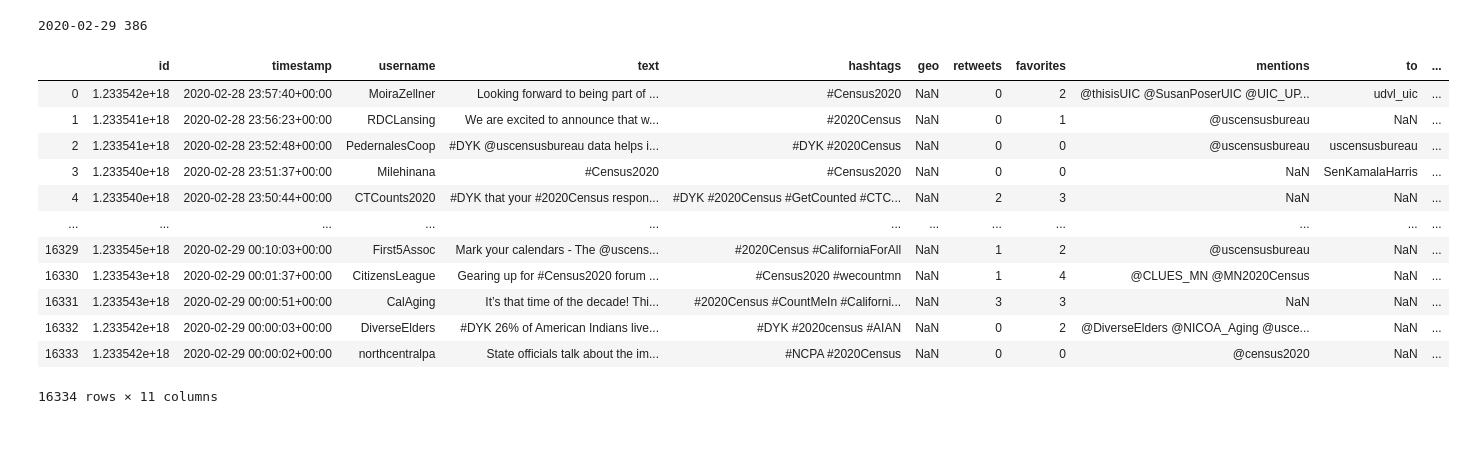
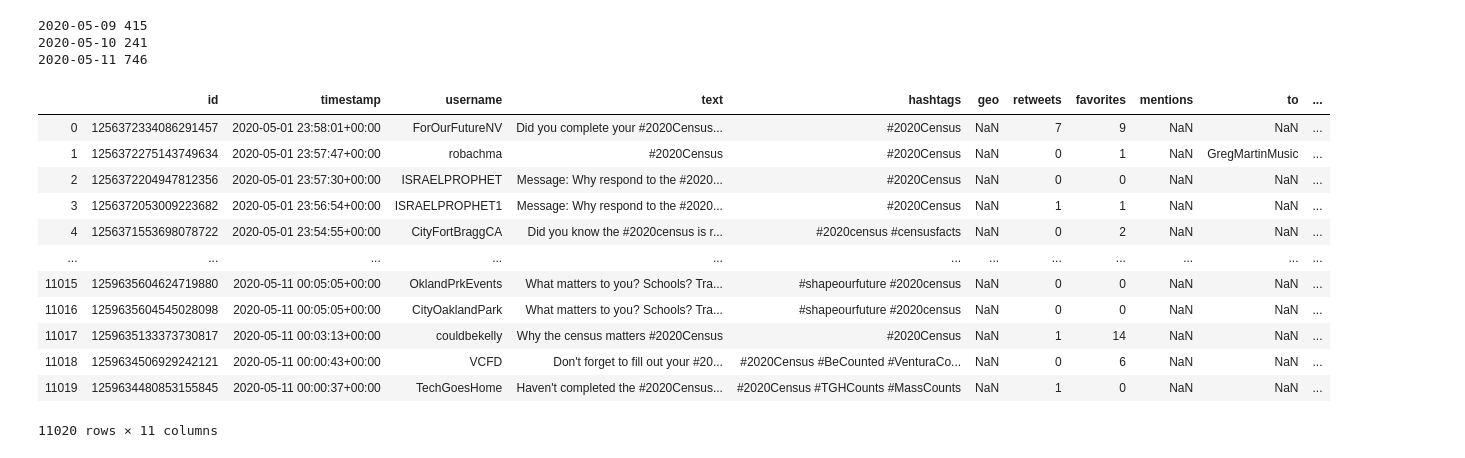
Before and after one commit to bwliv/NewsCounts-2020Census_tweets, a Jupyter notebook: oldTweets.ipynb, the cells around one changed output. Saved outputs shown, nothing was run; the diff lists cells and outputs as text; code cells hidden in the pictures.

```diff
--- a/oldTweets.ipynb
+++ b/oldTweets.ipynb
@@ -85,19 +63,21 @@ def store_csv2(df,month):
 # %%
 text_query = "#2020census OR #census2020"
-df = get_month_tweets2(2,text_query,29)
+df = get_month_tweets2(5,text_query,9)
 df
 # %% [output]
-2020-02-29 386
+2020-05-09 415
+2020-05-10 241
+2020-05-11 746
 |  | id | timestamp | username | text | hashtags | geo | retweets | favorites | mentions | to | ... |
-| 0 | 1.233542e+18 | 2020-02-28 23:57:40+00:00 | MoiraZellner | Looking forward to being part of ... | #Census2020 | NaN | 0 | 2 | @thisisUIC @SusanPoserUIC @UIC_UP... | udvl_uic | ... |
-| 1 | 1.233541e+18 | 2020-02-28 23:56:23+00:00 | RDCLansing | We are excited to announce that w... | #2020Census | NaN | 0 | 1 | @uscensusbureau | NaN | ... |
-| 2 | 1.233541e+18 | 2020-02-28 23:52:48+00:00 | PedernalesCoop | #DYK @uscensusbureau data helps i... | #DYK #2020Census | NaN | 0 | 0 | @uscensusbureau | uscensusbureau | ... |
-| 3 | 1.233540e+18 | 2020-02-28 23:51:37+00:00 | Milehinana | #Census2020 | #Census2020 | NaN | 0 | 0 | NaN | SenKamalaHarris | ... |
-| 4 | 1.233540e+18 | 2020-02-28 23:50:44+00:00 | CTCounts2020 | #DYK that your #2020Census respon... | #DYK #2020Census #GetCounted #CTC... | NaN | 2 | 3 | NaN | NaN | ... |
+| 0 | 1256372334086291457 | 2020-05-01 23:58:01+00:00 | ForOurFutureNV | Did you complete your #2020Census... | #2020Census | NaN | 7 | 9 | NaN | NaN | ... |
+| 1 | 1256372275143749634 | 2020-05-01 23:57:47+00:00 | robachma | #2020Census | #2020Census | NaN | 0 | 1 | NaN | GregMartinMusic | ... |
+| 2 | 1256372204947812356 | 2020-05-01 23:57:30+00:00 | ISRAELPROPHET | Message: Why respond to the #2020... | #2020Census | NaN | 0 | 0 | NaN | NaN | ... |
+| 3 | 1256372053009223682 | 2020-05-01 23:56:54+00:00 | ISRAELPROPHET1 | Message: Why respond to the #2020... | #2020Census | NaN | 1 | 1 | NaN | NaN | ... |
+| 4 | 1256371553698078722 | 2020-05-01 23:54:55+00:00 | CityFortBraggCA | Did you know the #2020census is r... | #2020census #censusfacts | NaN | 0 | 2 | NaN | NaN | ... |
 | ... | ... | ... | ... | ... | ... | ... | ... | ... | ... | ... | ... |
-| 16329 | 1.233545e+18 | 2020-02-29 00:10:03+00:00 | First5Assoc | Mark your calendars - The @uscens... | #2020Census #CaliforniaForAll | NaN | 1 | 2 | @uscensusbureau | NaN | ... |
-| 16330 | 1.233543e+18 | 2020-02-29 00:01:37+00:00 | CitizensLeague | Gearing up for #Census2020 forum ... | #Census2020 #wecountmn | NaN | 1 | 4 | @CLUES_MN @MN2020Census | NaN | ... |
-| 16331 | 1.233543e+18 | 2020-02-29 00:00:51+00:00 | CalAging | It’s that time of the decade! Thi... | #2020Census #CountMeIn #Californi... | NaN | 3 | 3 | NaN | NaN | ... |
-| 16332 | 1.233542e+18 | 2020-02-29 00:00:03+00:00 | DiverseElders | #DYK 26% of American Indians live... | #DYK #2020census #AIAN | NaN | 0 | 2 | @DiverseElders @NICOA_Aging @usce... | NaN | ... |
-| 16333 | 1.233542e+18 | 2020-02-29 00:00:02+00:00 | northcentralpa | State officials talk about the im... | #NCPA #2020Census | NaN | 0 | 0 | @census2020 | NaN | ... |
+| 11015 | 1259635604624719880 | 2020-05-11 00:05:05+00:00 | OklandPrkEvents | What matters to you? Schools? Tra... | #shapeourfuture #2020census | NaN | 0 | 0 | NaN | NaN | ... |
+| 11016 | 1259635604545028098 | 2020-05-11 00:05:05+00:00 | CityOaklandPark | What matters to you? Schools? Tra... | #shapeourfuture #2020census | NaN | 0 | 0 | NaN | NaN | ... |
+| 11017 | 1259635133373730817 | 2020-05-11 00:03:13+00:00 | couldbekelly | Why the census matters #2020Census | #2020Census | NaN | 1 | 14 | NaN | NaN | ... |
+| 11018 | 1259634506929242121 | 2020-05-11 00:00:43+00:00 | VCFD | Don't forget to fill out your #20... | #2020Census #BeCounted #VenturaCo... | NaN | 0 | 6 | NaN | NaN | ... |
+| 11019 | 1259634480853155845 | 2020-05-11 00:00:37+00:00 | TechGoesHome | Haven't completed the #2020Census... | #2020Census #TGHCounts #MassCounts | NaN | 1 | 0 | NaN | NaN | ... |
-16334 rows × 11 columns
+11020 rows × 11 columns
```
Also changed, not shown: parts of 2 cells of this notebook, 2 other files.
